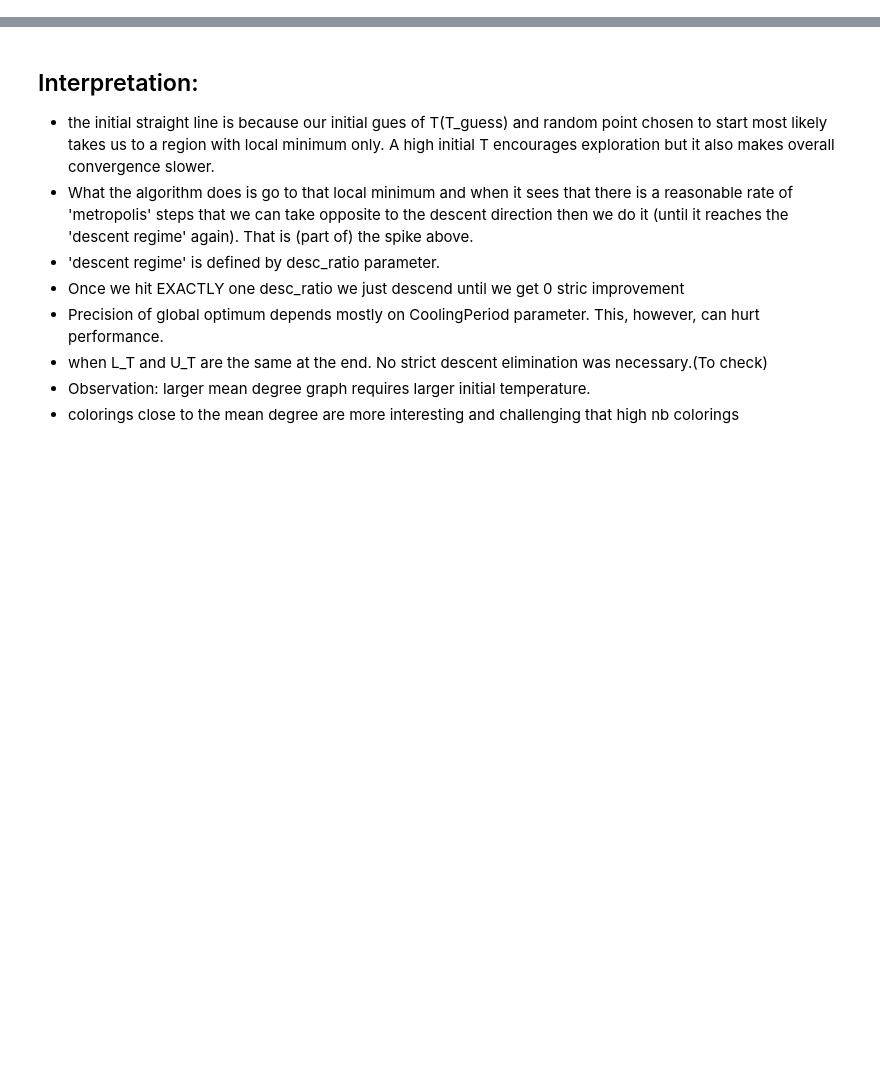
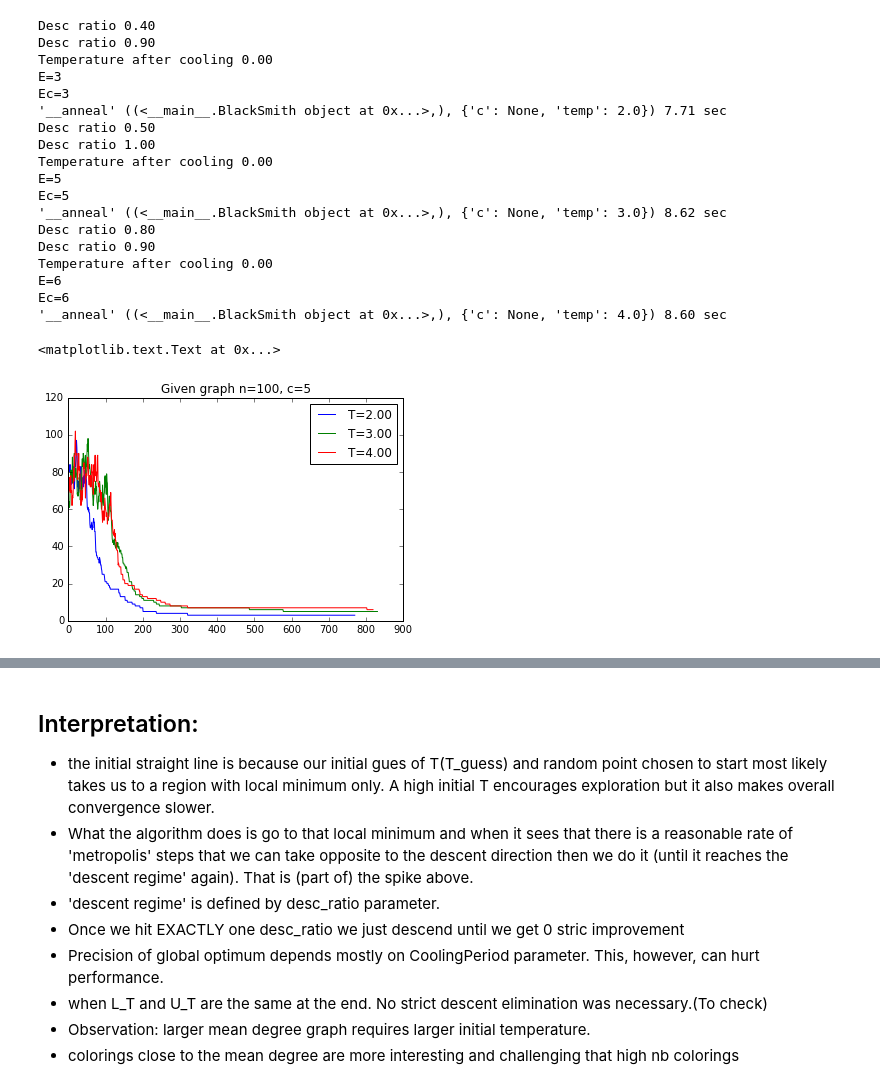
Before and after one commit to JoelDan192/JCastellon_LiuChen, a Jupyter notebook: SA_hamiltonians.ipynb, the cells around one changed output, grey strips where cells are left out. Saved outputs shown, nothing was run; the diff lists cells and outputs as text; code cells hidden in the pictures; blank space fills up the shorter version.

```diff
--- a/SA_hamiltonians.ipynb
+++ b/SA_hamiltonians.ipynb
@@ -332,0 +443,47 @@ E=7
+# %%
+## Run this first to keep all solutions
+XEs=[]
+# %%
+%matplotlib inline
+import pandas as pd
+import matplotlib.pyplot as plt
+import itertools
+from scipy.io import loadmat,savemat
+
+nb_colors = 3
+T_guess= [2.0,3.0,4.0]
+cooling_period = 10
+work_schedule = zip([None]*len(T_guess),T_guess)
+given_AdjM = loadmat("graph_adjacency_matrix.mat")['A']
+
+#c=5.0 but it is not necessary when Adj_matrix is given
+bsm = BlackSmith(q=nb_colors,T_Period=cooling_period,workline=work_schedule,desc_thresh=0.85,schedule='Exp',AdjM=given_AdjM)
+
+
+for c,T,E,X,trace in bsm.work():
+    XEs.append((X,E))
+    plt.plot(trace,label='T=%.2f'%(T))
+
+plt.legend(loc='best')
+plt.title('Given graph n=100, c=5')
+# %% [output]
+Desc ratio 0.40
+Desc ratio 0.90
+Temperature after cooling 0.00
+E=3
+Ec=3
+'__anneal' ((<__main__.BlackSmith object at 0x...>,), {'c': None, 'temp': 2.0}) 7.71 sec
+Desc ratio 0.50
+Desc ratio 1.00
+Temperature after cooling 0.00
+E=5
+Ec=5
+'__anneal' ((<__main__.BlackSmith object at 0x...>,), {'c': None, 'temp': 3.0}) 8.62 sec
+Desc ratio 0.80
+Desc ratio 0.90
+Temperature after cooling 0.00
+E=6
+Ec=6
+'__anneal' ((<__main__.BlackSmith object at 0x...>,), {'c': None, 'temp': 4.0}) 8.60 sec
+<matplotlib.text.Text at 0x...>
+[figure, added]
```
Also changed, not shown: parts of 8 cells of this notebook, 7 other files.
